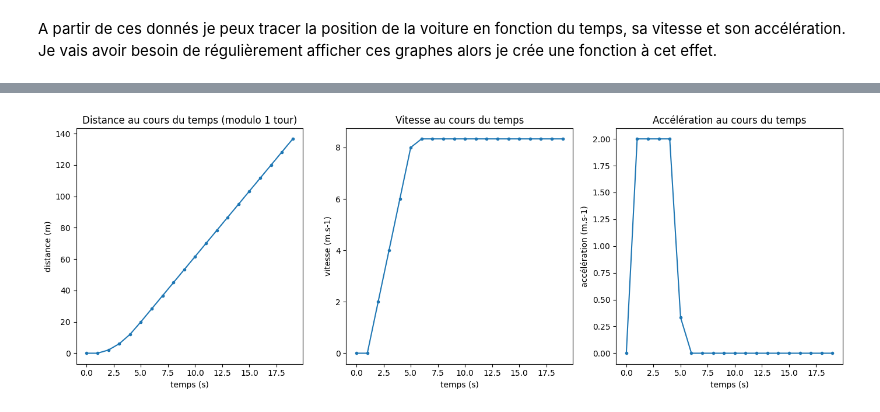
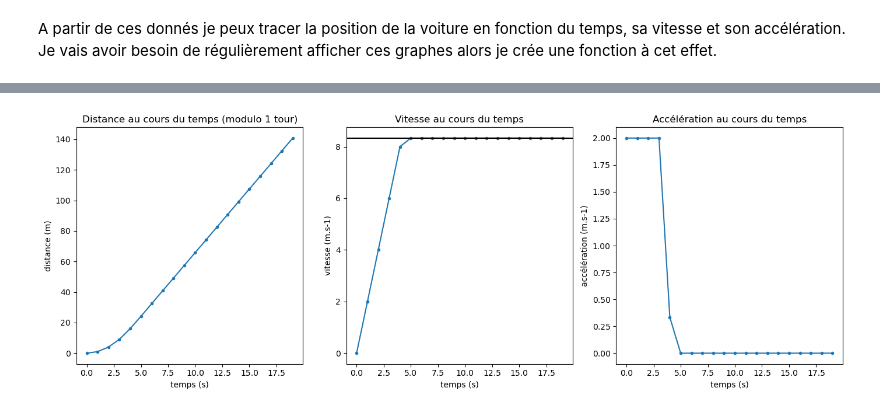
Before and after one commit to ThibautLavenant/phyMod_miniproject, a Jupyter notebook: MiniProject.ipynb, the cells around one changed output, grey strips where cells are left out. Cells and saved outputs as stored; diff of their text form; code cells hidden in the pictures.

```diff
--- a/MiniProject.ipynb
+++ b/MiniProject.ipynb
@@ -225,9 +225,9 @@ _maxSpeed = 30 / 3.6  # m.s-1
 _trackLen = 1000    # m
 
 def getCarKinematics(l_t):
-    '''Donne la position angulaire de la voiture à partir d'une liste d'instants (en secondes)'''
+    '''Donne la position de la voiture à partir d'une liste d'instants (en secondes)'''
     retVal = np.empty((3, len(l_t)))
-    # Angle
+    # Position
     retVal[0, :] = np.mod(_maxSpeed * l_t, _trackLen)
     # Vitesse
     retVal[1, :] = np.ones(len(l_t)) * _maxSpeed
@@ -255,6 +255,7 @@ def showCarKinematics(np_carKinematics):
     axs[1].set_title('Vitesse au cours du temps')
     axs[1].set_xlabel('temps (s)')
     axs[1].set_ylabel('vitesse (m.s-1)')
+    axs[1].axhline(_maxSpeed, color='black')
 
     axs[2].plot(np_times, np_carKinematics[2, :], '.-')
     axs[2].set_title('Accélération au cours du temps')
@@ -272,43 +289,45 @@ Je cherche maintenant à faire évoluer le comportement de la voiture. Je souhai
 # %%
+# Caractéristiques de la voiture
 _accelMax = 2 #m.s-2
 _accelMin = 0.2 #m.s-2
-
 _breakMax = 10 #m.s-2
-_breakMin = 2 #m.s-2
+_breakMin = 1 #m.s-2
 
 def getCarKinematics(l_t):
-    '''Donne la position angulaire de la voiture à partir d'une liste d'instants (en secondes)'''
+    '''Donne la position de la voiture à partir d'une liste d'instants (en secondes)'''
     retVal = np.empty((3, len(l_t)))
 
     # Conditions initiales
     retVal[0, 0] = 0
     retVal[1, 0] = 0
-    retVal[2, 0] = 0
 
     # Cette fois on utilise une approche instant par instant pour que la voiture puisse réagir à la situation
-    for i in range(1, len(l_t)) :
-        delta_t = l_t[i] - l_t[i-1]
+    for i in range(len(l_t)) :
+        delta_t = l_t[1] - l_t[0]
 
-        if (retVal[1, i-1] < _maxSpeed) :
+        # On intègre par la méthodes des rectangles à droite et des trapèzes
+        if (i > 0) :
+            retVal[1, i] = retVal[1, i-1] + retVal[2, i-1] * delta_t
+            retVal[0, i] = retVal[0, i-1] + (retVal[1, i] + retVal[1, i-1]) * delta_t / 2
+
+        # On calcule la réaction du conducteur à ces conditions
+        if (retVal[1, i] < _maxSpeed) :
             # On calcule l'accéléretion voulue pour atteindre la vitesse cible en un intervalle de temps
             desiredAccel = min((_maxSpeed - retVal[1, i]) / delta_t, _accelMax)
             if (desiredAccel < _accelMin):
                 desiredAccel = 0
             retVal[2, i] = desiredAccel
         elif (retVal[1, i-1] > _maxSpeed) :
             retVal[2, i] = -_breakMin
         else :
             retVal[2, i] = 0
-
-        retVal[1, i] = retVal[1, i-1] + retVal[2, i-1] * delta_t
-        retVal[0, i] = retVal[0, i-1] + retVal[1, i] * delta_t
     return retVal
 
 # On affiche la nouvelle cinématique
 np_times = np.arange(0, 20, 1) # en secondes
 showCarKinematics(getCarKinematics(np_times))
 # %% [output]
-[figure, old version]
+[figure, new version]
 # %% [markdown]
 On constate qu'avec cette approche on obtient un délai de réaction naturel qui corresponds à delta_t.
 
```
Also changed, not shown: parts of 7 cells of this notebook, 1 other file.
